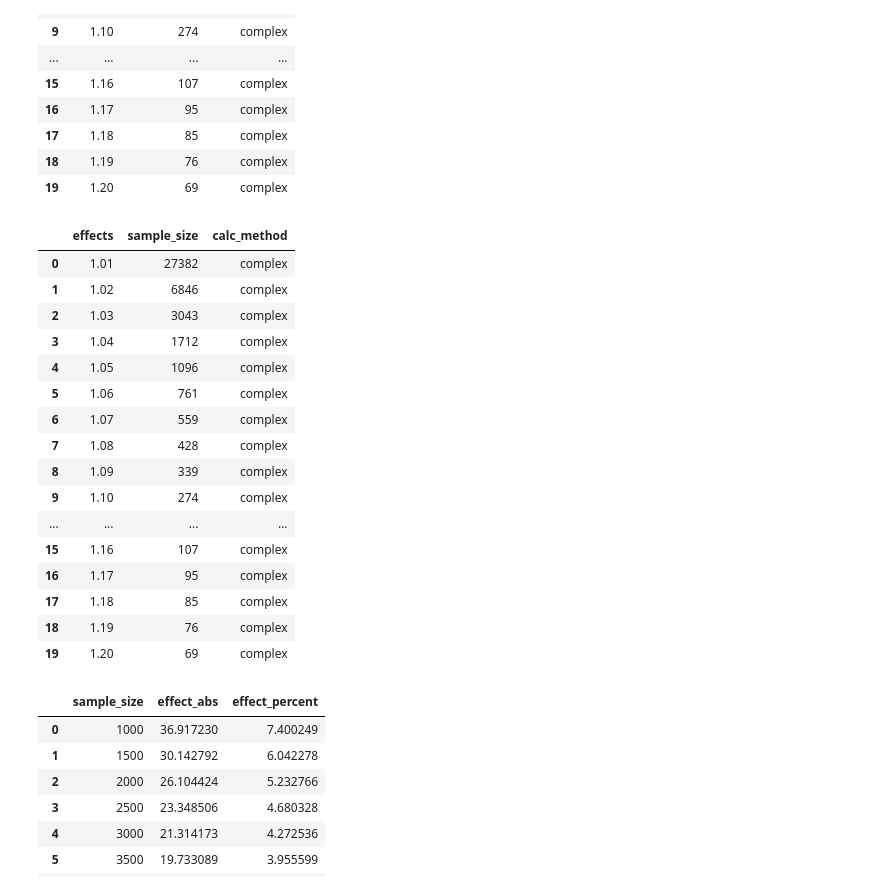
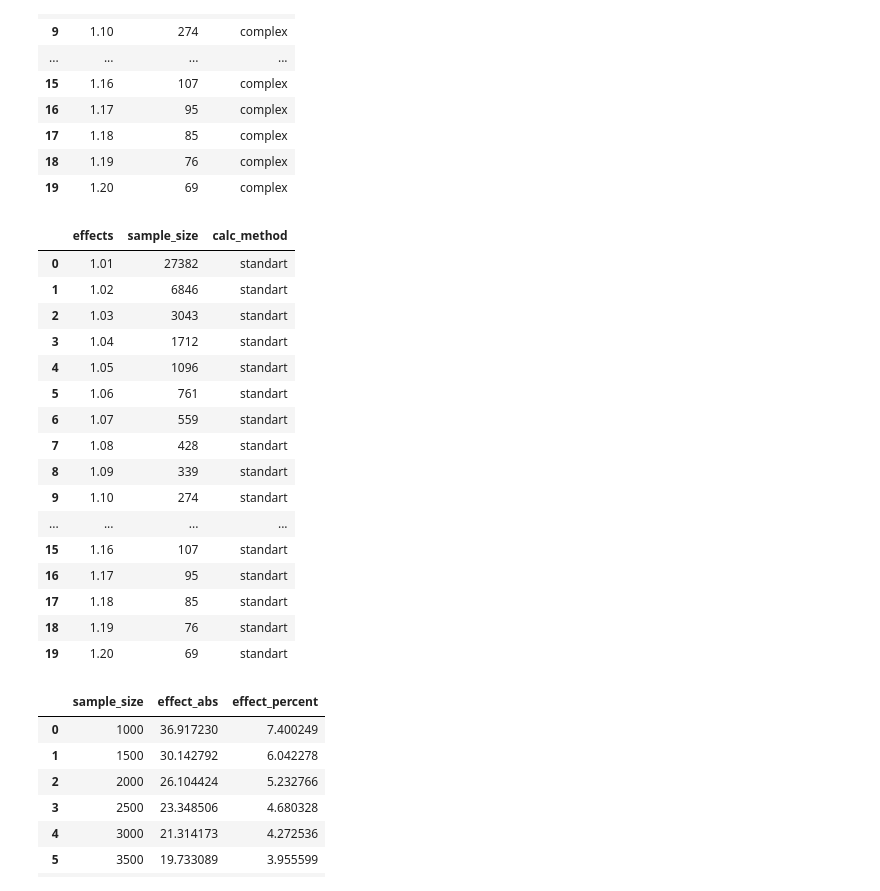
Before and after one commit to repinmihail/AB-test-pipeline, a Jupyter notebook: AB-pipline.ipynb, the cells around one changed output. Cells and saved outputs as stored; diff of their text form; code cells hidden in the pictures.

```diff
--- a/AB-pipline.ipynb
+++ b/AB-pipline.ipynb
@@ -208,16 +192,16 @@ def get_target_metric_calc(metric_dict):
 # %%
 def get_help_metrics(metric_dict):
-    return {key:val for key,val in metric_dict['help_metric_calc'].items() if isinstance(val, str)}
+    return {key.split('_')[0]:val for key,val in metric_dict['help_metric_calc'].items()}
 # %%
 def get_grouped_columns(data, metric_dict, date_list):
     try:
         simple_ratio_metrics = list(get_target_metric_calc(metric_dict).keys())
-        user_metrics = list(get_help_metrics(metric_dict).keys())
-        all_metrics = list(set(simple_ratio_metrics + user_metrics))
+        help_metrics = list(get_help_metrics(metric_dict).keys())
+        all_metrics = list(set(simple_ratio_metrics + help_metrics))
     except KeyError as error:
         raise KeyError(f'Проверьте корректность наименования поля: {error}')
     column_for_grouped = [i for i in [col for col in data.columns] if i not in all_metrics + date_list]
-    df_cols = column_for_grouped + list(set(simple_ratio_metrics + user_metrics))
+    df_cols = column_for_grouped + list(set(simple_ratio_metrics + help_metrics))
     return column_for_grouped, data[df_cols]
 # %%
 column_for_grouped, df_ness_cols = get_grouped_columns(sales, metric_dict_sales_mod, ['day'])
@@ -271,8 +255,8 @@ remove_outliers_df.head()
 | 4 | 3848565 | 859 |
 # %%
 def delta_method(data, column_for_grouped, metric_name, sample=False, verbose=False):
-    n_users = len(data)
     delta_df = data.groupby(column_for_grouped).agg({metric_name: ['sum', 'count']})
+    n_users = len(delta_df)
     delta_df.columns = ['_'.join(col).strip() for col in delta_df.columns.values]
     array_x = delta_df[f'{metric_name}_sum'].values
     array_y = delta_df[f'{metric_name}_count'].values
@@ -383,7 +367,7 @@ def calc_metrics(data, metric_dict, column_for_grouped, kappa=None, is_history_d
                     agg_df = pd.merge(agg_df, user_metrics, how='left', on=column_for_grouped)
         if metric_type == 'help_metric_calc':
             for key, val in metric.items():
-                key = ''.join([i for i in key if not i.isdigit()])
+                key = key.split('_')[0]#''.join([i for i in key if not i.isdigit()])
                 if isinstance(val, list):
                     help_ratio_metrics = ratio_metric_calc(data, key, val, column_for_grouped, kappa, is_history_data, 'help', linearization_calc=False)
                     agg_df = pd.merge(agg_df, help_ratio_metrics, how='left', on=column_for_grouped)
@@ -727,25 +641,25 @@ get_sample_size_matrix(get_sample_size_complex, effect_bounds, n_groups=2, targe
 | 18 | 1.19 | 76 | complex |
 | 19 | 1.20 | 69 | complex |
 # %%
-get_sample_size_matrix(get_sample_size_complex, effect_bounds, n_groups=2, target_share=0.5, r=1, plot=False)
+get_sample_size_matrix(get_sample_size_standart, effect_bounds, n_groups=2, target_share=0.5, r=1, plot=False)
 # %% [output]
 |  | effects | sample_size | calc_method |
-| 0 | 1.01 | 27382 | complex |
-| 1 | 1.02 | 6846 | complex |
-| 2 | 1.03 | 3043 | complex |
-| 3 | 1.04 | 1712 | complex |
-| 4 | 1.05 | 1096 | complex |
-| 5 | 1.06 | 761 | complex |
-| 6 | 1.07 | 559 | complex |
-| 7 | 1.08 | 428 | complex |
-| 8 | 1.09 | 339 | complex |
-| 9 | 1.10 | 274 | complex |
+| 0 | 1.01 | 27382 | standart |
+| 1 | 1.02 | 6846 | standart |
+| 2 | 1.03 | 3043 | standart |
+| 3 | 1.04 | 1712 | standart |
+| 4 | 1.05 | 1096 | standart |
+| 5 | 1.06 | 761 | standart |
+| 6 | 1.07 | 559 | standart |
+| 7 | 1.08 | 428 | standart |
+| 8 | 1.09 | 339 | standart |
+| 9 | 1.10 | 274 | standart |
 | ... | ... | ... | ... |
-| 15 | 1.16 | 107 | complex |
-| 16 | 1.17 | 95 | complex |
-| 17 | 1.18 | 85 | complex |
-| 18 | 1.19 | 76 | complex |
-| 19 | 1.20 | 69 | complex |
+| 15 | 1.16 | 107 | standart |
+| 16 | 1.17 | 95 | standart |
+| 17 | 1.18 | 85 | standart |
+| 18 | 1.19 | 76 | standart |
+| 19 | 1.20 | 69 | standart |
 # %%
 def get_MDE(mu: float=None,
             std: float=None,
```
Also changed, not shown: parts of 24 cells of this notebook.
